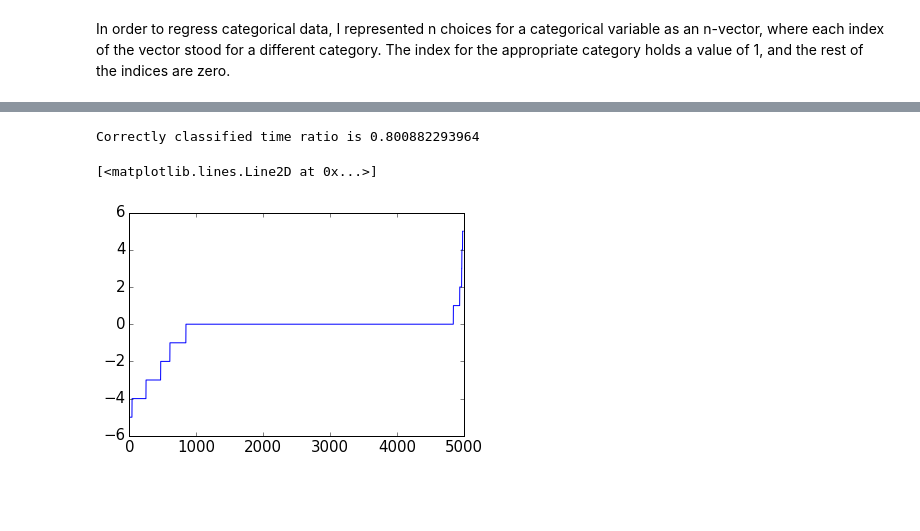
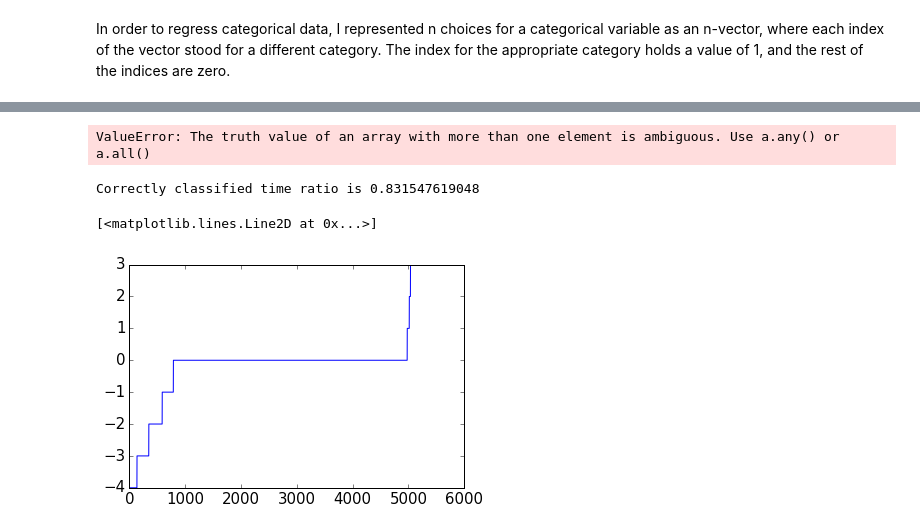
Before and after one commit to ATLAS-Analytics/AnalyticsNotebooks, a Jupyter notebook: Wesley/LinkRegression-Copy1.ipynb, the cells around one changed output, grey strips where cells are left out. Drawn from its saved outputs; the diff is of its cells as text; code cells hidden in the pictures; blank space fills up the shorter version.

```diff
--- a/Wesley/LinkRegression-Copy1.ipynb
+++ b/Wesley/LinkRegression-Copy1.ipynb
@@ -178,7 +178,7 @@ queryTemp = '''{
     "2": {
       "date_histogram": {
         "field": "timestamp",
-        "interval": "30m",
+        "interval": "1h",
         "time_zone": "Europe/Berlin",
         "min_doc_count": 1,
         "extended_bounds": {
@@ -320,7 +320,7 @@ queryTemp = '''{
 }'''
 
 query = ast.literal_eval(queryTemp%(src,dst,start,end,start,end))
-response = es2.search(index="atlas_ddm-metrics*", body=query, request_timeout=600)
+response = es2.search(index="atlas_ddm-metrics*", body=query, request_timeout=1000)
 
 print("Done. Aggregation took %f seconds"%(time.time()-tic))
 # %% [output]
@@ -502,7 +502,20 @@ timeTotal = timeTotal[timeIndex]
 # %% [markdown]
 In order to regress categorical data, I represented n choices for a categorical variable as an n-vector, where each index of the vector stood for a different category. The index for the appropriate category holds a value of 1, and the rest of the indices are zero.
 # %%
-import pandas as pd
-#Convert to panda dataframe, convert from categorical to numerical
-df = pd.DataFrame(activity)
-dummyActivity = np.array(pd.get_dummies(df['activity']))
+#import pandas as pd
+##Convert to panda dataframe, convert from categorical to numerical
+#activity = {'activity':np.array(weekActivity)[timeIndex]}
+#df = pd.DataFrame(activity)
+#dummyActivity = np.array(pd.get_dummies(df['activity']))
+
+uniqueActivities = np.unique(weekActivity)
+num = len(uniqueActivities)
+
+vec = np.zeros(num)
+
+dummyActivity = []
+for i in range(len(weekActivity)):
+    vecNew = vec.copy()
+    vecNew[np.where(uniqueActivities == weekActivity[i])] = 1
+    dummyActivity.append(vecNew)
+dummyActivity = np.array(dummyActivity)
@@ -549,7 +559,7 @@ fts_through1h = ftsThroughput1h[binIndex]
 done_total1h = doneTotal[binIndex]
 # %%
 def convertSecsToCat(data):
-    timeCategory = np.zeros(len(data))
+    timeCategory = np.zeros(len(data),dtype=int)
     for i in range(len(data)):
         if data[i] < 600: #Less than 10 min
             timeCategory[i] = 0
@@ -561,8 +571,6 @@ def convertSecsToCat(data):
             timeCategory[i] = 3
         elif data[i] >= 7200 and data[i] < 18000: #(2-5 hour)
             timeCategory[i] = 4
-        elif data[i] >= 18000 and data[i] < 36000: #(5-10 hours)
+        elif data[i] >= 18000: #Greater than or equal to 5 hours
             timeCategory[i] = 5
-        elif data[i] >= 36000: #Greater than 10 hours
-            timeCategory[i] = 6
     return timeCategory
@@ -649,8 +696,24 @@ plt.plot(X_test[:,0],Y_predict,'b.')
+# %%
+from sklearn.metrics import hamming_loss
+
+yPredictCategory = convertSecsToCat(Y_predict)
+yTestCategory = convertSecsToCat(Y_test)
+errors = np.zeros(6)
+truePositives = np.zeros(6)
+falsePositives = np.zeros(6)
+totalNum = np.zeros(6)
+for i in range(6):
+    indices = (yTestCategory==i)
+    truePositives[i] = np.sum((yPredictCategory[indices] ==i) | (yPredictCategory[indices] ==i+1) | (yPredictCategory[indices] ==i-1) )
+    falsePositives[i] = np.sum((yPredictCategory[indices] !=i) and (yPredictCategory[indices] !=i+1) and (yPredictCategory[indices] !=i-1) )
+    totalNum[i] = np.sum(indices)
+plt.bar(range(6),errors)
+# %% [output]
+ValueError: The truth value of an array with more than one element is ambiguous. Use a.any() or a.all()
 # %%
 from sklearn.tree import DecisionTreeClassifier
 from sklearn.ensemble import (RandomForestClassifier,GradientBoostingClassifier,BaggingClassifier,
                               AdaBoostClassifier,ExtraTreesClassifier)
-
 
 #Form input by combining various variables
 inputSample = np.squeeze(np.hstack((submittedTimes[:,None],queuedUserSubscriptions[:,None],
@@ -667,33 +730,33 @@ inputSample = np.squeeze(np.hstack((submittedTimes[:,None],queuedUserSubscriptio
 outputSample = timeTotal
 
 #Find rows of data that contain at least one missing value
 missing = np.isnan(np.sum(inputSample,axis=1))
 
 reducedInput = inputSample[~missing]
 reducedOutput = outputSample[~missing]
 
 sp = int(round(0.9*len(reducedOutput)))
 
 X_train = reducedInput[:sp,:]
 Y_train = convertSecsToCat(reducedOutput[:sp])
 X_test = reducedInput[sp:]
 Y_test = convertSecsToCat(reducedOutput[sp:])
 
-model1 = ExtraTreesClassifier()
+model1 = BaggingClassifier()
 
 results = model1.fit(X_train[:,1:],Y_train)
 
 Y_predict = results.predict(X_test[:,1:])
 Y_proba = results.predict_proba(X_test[:,1:])
 
 
 diff = (Y_predict-Y_test)
 indices4 = np.argsort(diff)
 
 print('Correctly classified time ratio is ' + str(np.sum(diff==0)/len(diff)))
 #Note the probabilities of the end objects are usually split between several categories
 plt.plot(diff[indices4])
 # %% [output]
-Correctly classified time ratio is 0.800882293964
+Correctly classified time ratio is 0.831547619048
 [<matplotlib.lines.Line2D at 0x...>]
-[figure, old version]
+[figure, new version]
```
Also changed, not shown: parts of 13 cells of this notebook, 6 other files.
